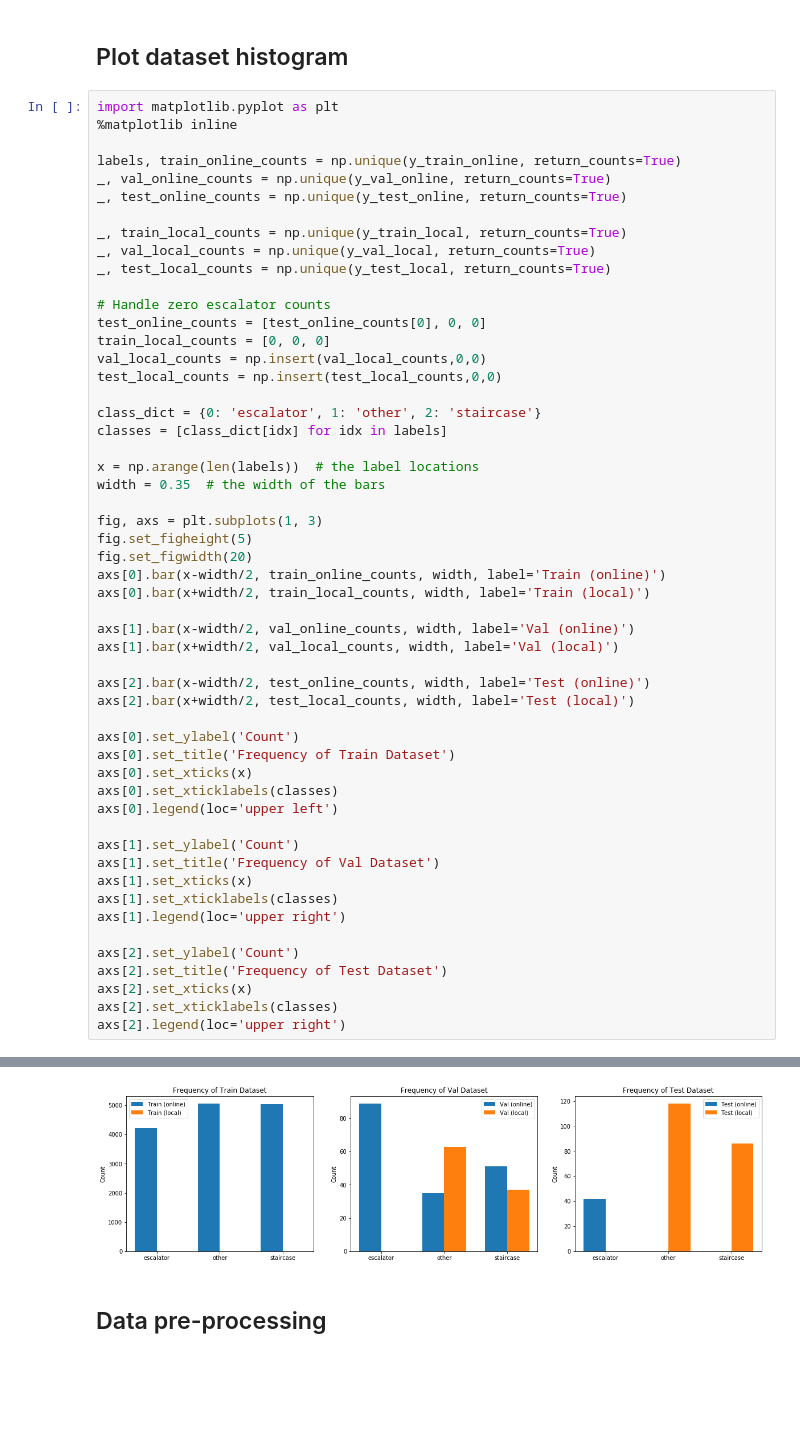
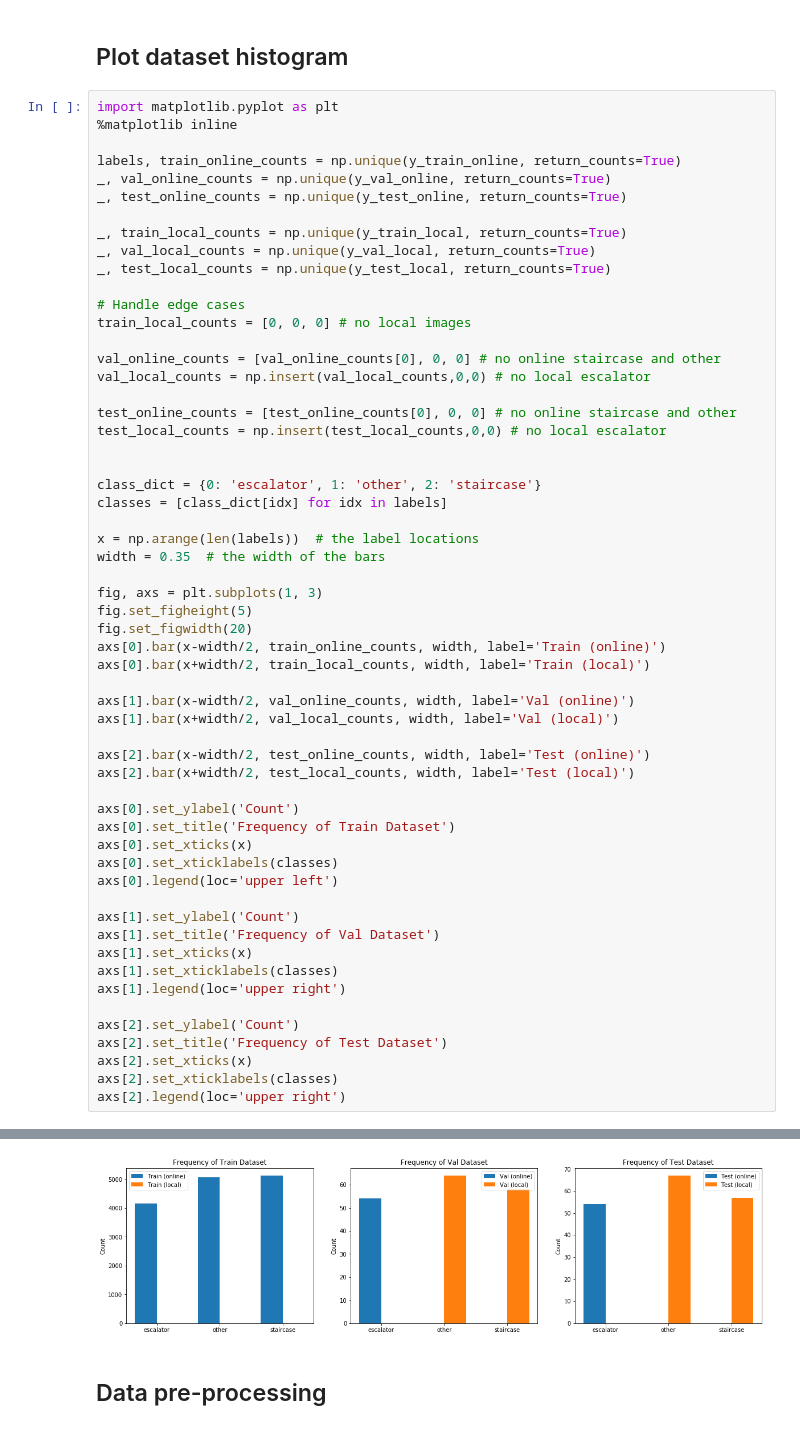
Before and after one commit to songshan0321/scene-recognition, a Jupyter notebook: dataset_visualize.ipynb, the cells around one changed output, grey strips where cells are left out. Drawn from its saved outputs; the diff is of its cells as text; blank space fills up the shorter version.

Commit message:
Training with newly arranged dataset - More Tensorboard visualization in training and test script - Added a notebook to build dataset - Update data visualization for new dataset

```diff
--- a/dataset_visualize.ipynb
+++ b/dataset_visualize.ipynb
@@ -121,11 +121,15 @@ _, train_local_counts = np.unique(y_train_local, return_counts=True)
 _, val_local_counts = np.unique(y_val_local, return_counts=True)
 _, test_local_counts = np.unique(y_test_local, return_counts=True)
 
-# Handle zero escalator counts
-test_online_counts = [test_online_counts[0], 0, 0]
-train_local_counts = [0, 0, 0]
-val_local_counts = np.insert(val_local_counts,0,0)
-test_local_counts = np.insert(test_local_counts,0,0)
+# Handle edge cases
+train_local_counts = [0, 0, 0] # no local images
+
+val_online_counts = [val_online_counts[0], 0, 0] # no online staircase and other
+val_local_counts = np.insert(val_local_counts,0,0) # no local escalator
+
+test_online_counts = [test_online_counts[0], 0, 0] # no online staircase and other
+test_local_counts = np.insert(test_local_counts,0,0) # no local escalator
+
 
 class_dict = {0: 'escalator', 1: 'other', 2: 'staircase'}
 classes = [class_dict[idx] for idx in labels]
@@ -137,34 +141,34 @@ fig, axs = plt.subplots(1, 3)
 fig.set_figheight(5)
 fig.set_figwidth(20)
 axs[0].bar(x-width/2, train_online_counts, width, label='Train (online)')
 axs[0].bar(x+width/2, train_local_counts, width, label='Train (local)')
 
 axs[1].bar(x-width/2, val_online_counts, width, label='Val (online)')
 axs[1].bar(x+width/2, val_local_counts, width, label='Val (local)')
 
 axs[2].bar(x-width/2, test_online_counts, width, label='Test (online)')
 axs[2].bar(x+width/2, test_local_counts, width, label='Test (local)')
 
 axs[0].set_ylabel('Count')
 axs[0].set_title('Frequency of Train Dataset')
 axs[0].set_xticks(x)
 axs[0].set_xticklabels(classes)
 axs[0].legend(loc='upper left')
 
 axs[1].set_ylabel('Count')
 axs[1].set_title('Frequency of Val Dataset')
 axs[1].set_xticks(x)
 axs[1].set_xticklabels(classes)
 axs[1].legend(loc='upper right')
 
 axs[2].set_ylabel('Count')
 axs[2].set_title('Frequency of Test Dataset')
 axs[2].set_xticks(x)
 axs[2].set_xticklabels(classes)
 axs[2].legend(loc='upper right')
 # %% [output]
 <matplotlib.legend.Legend at 0x...>
-[figure, old version]
+[figure, new version]
 # %% [markdown]
 ## Data pre-processing
 # %%
```
Also changed, not shown: parts of 1 cell of this notebook, 3 other files.
